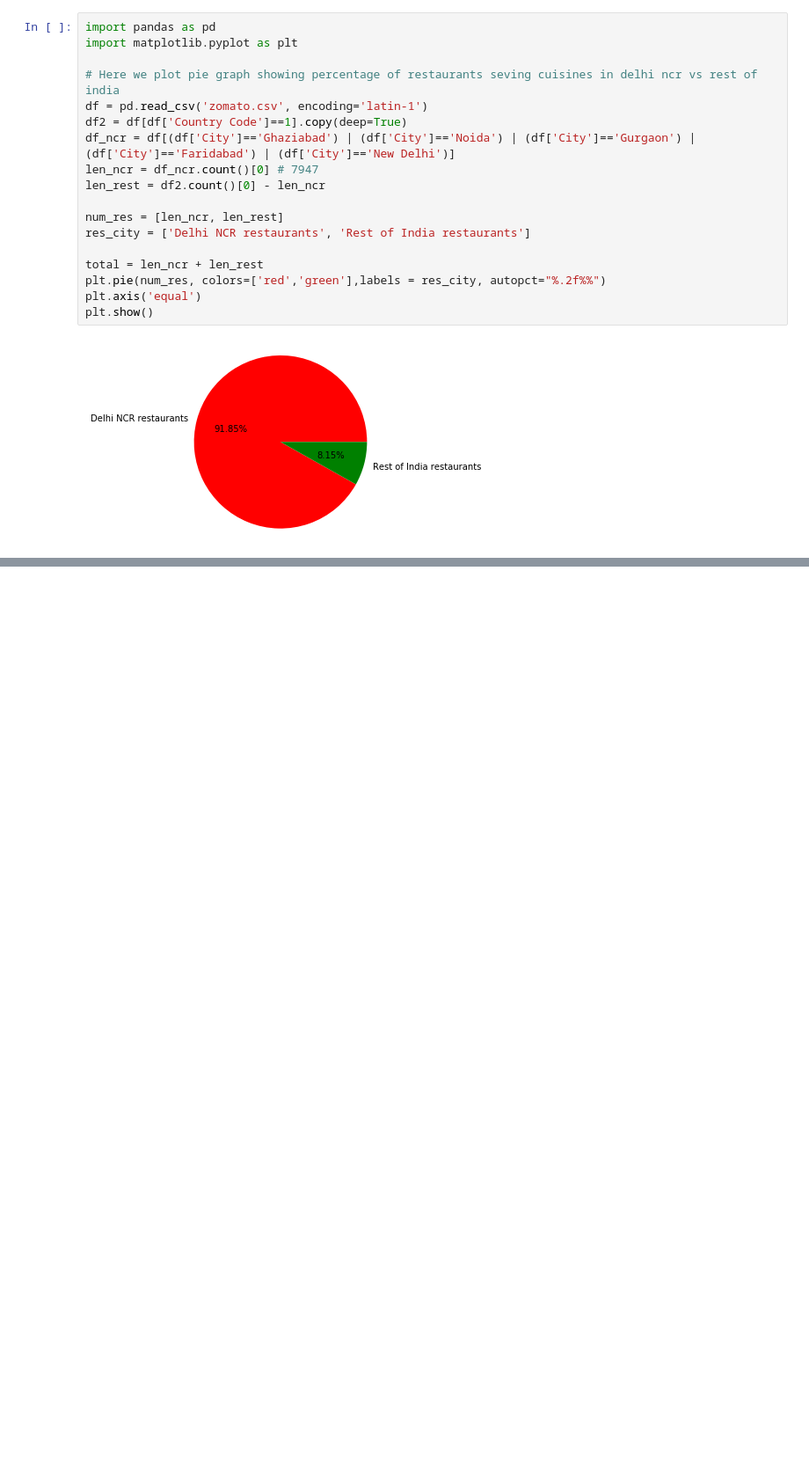
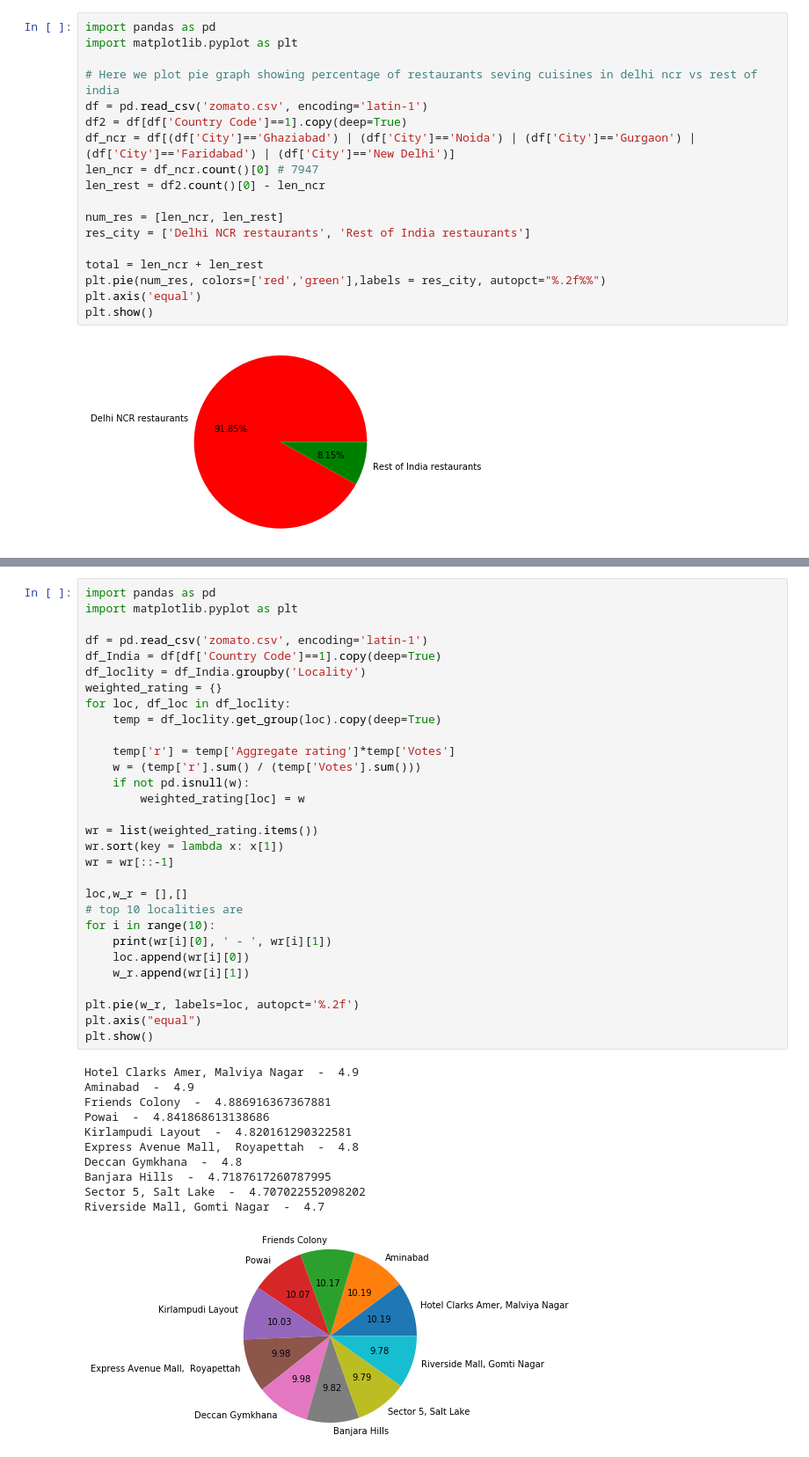
Before and after one commit to sanchit-bhalla/DataScience-and-ML, a Jupyter notebook: Projects/ZomatoAPI/ZomatoAPI_Proect2.ipynb, the cells around one changed output, grey strips where cells are left out. Shown at 88% size. Saved outputs shown, nothing was run; the diff lists cells and outputs as text; blank space fills up the shorter version.

```diff
--- a/Projects/ZomatoAPI/ZomatoAPI_Proect2.ipynb
+++ b/Projects/ZomatoAPI/ZomatoAPI_Proect2.ipynb
@@ -182,0 +292,42 @@ plt.show()
+# %%
+import pandas as pd
+import matplotlib.pyplot as plt
+
+df = pd.read_csv('zomato.csv', encoding='latin-1')
+df_India = df[df['Country Code']==1].copy(deep=True)
+df_loclity = df_India.groupby('Locality')
+weighted_rating = {}
+for loc, df_loc in df_loclity:
+    temp = df_loclity.get_group(loc).copy(deep=True)
+
+    temp['r'] = temp['Aggregate rating']*temp['Votes']
+    w = (temp['r'].sum() / (temp['Votes'].sum()))
+    if not pd.isnull(w):
+        weighted_rating[loc] = w
+
+wr = list(weighted_rating.items())
+wr.sort(key = lambda x: x[1])
+wr = wr[::-1]
+
+loc,w_r = [],[]
+# top 10 localities are
+for i in range(10):
+    print(wr[i][0], ' - ', wr[i][1])
+    loc.append(wr[i][0])
+    w_r.append(wr[i][1])
+
+plt.pie(w_r, labels=loc, autopct='%.2f')
+plt.axis("equal")
+plt.show()
+# %% [output]
+Hotel Clarks Amer, Malviya Nagar  -  4.9
+Aminabad  -  4.9
+Friends Colony  -  4.886916367367881
+Powai  -  4.841868613138686
+Kirlampudi Layout  -  4.820161290322581
+Express Avenue Mall,  Royapettah  -  4.8
+Deccan Gymkhana  -  4.8
+Banjara Hills  -  4.7187617260787995
+Sector 5, Salt Lake  -  4.707022552098202
+Riverside Mall, Gomti Nagar  -  4.7
+[figure, added]
```
Also changed, not shown: parts of 22 cells of this notebook, 3 other files.
